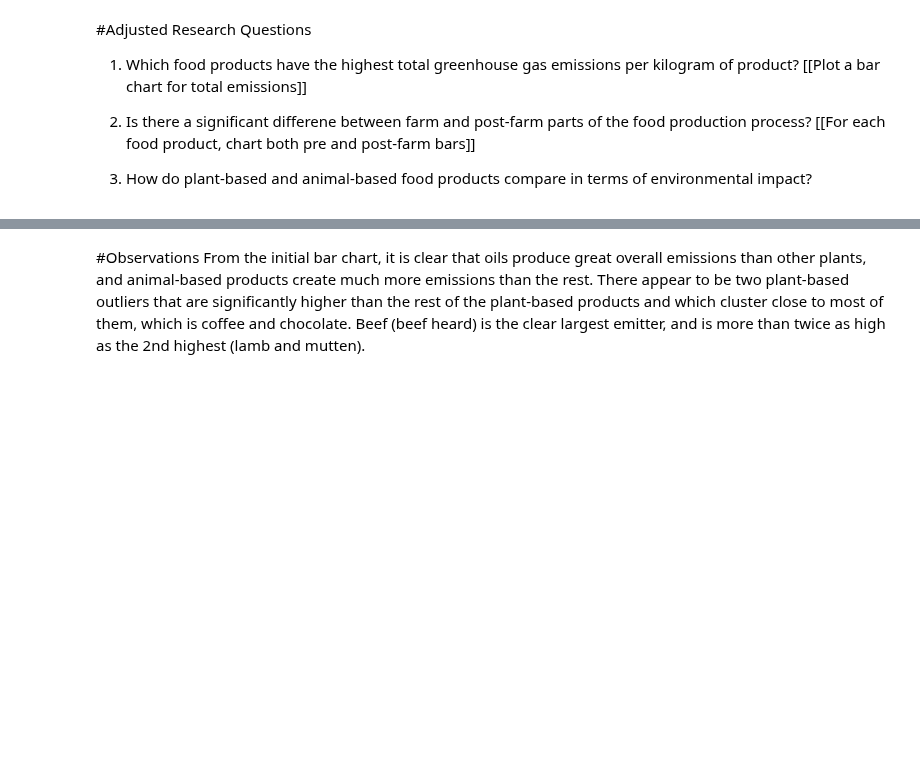
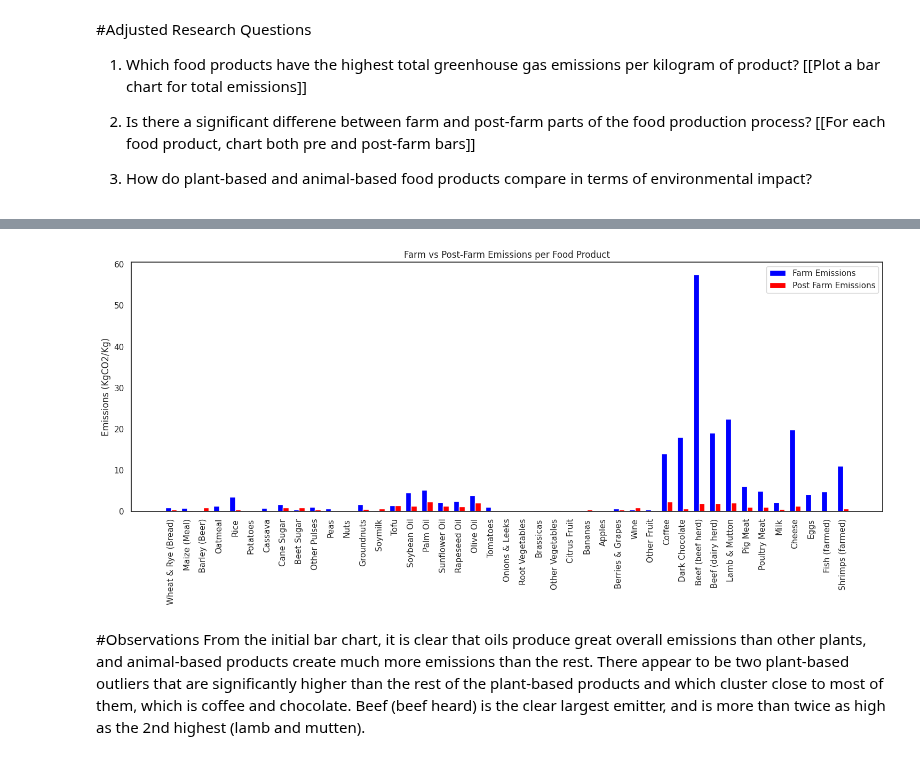
Before and after one commit to kzukeri/portfolio, a Jupyter notebook: Kweli_Final_Project_PRACTICE.ipynb, the cells around one changed output, grey strips where cells are left out. Cells and saved outputs as stored; diff of their text form; code cells hidden in the pictures; blank space fills up the shorter version.

```diff
--- a/Kweli_Final_Project_PRACTICE.ipynb
+++ b/Kweli_Final_Project_PRACTICE.ipynb
@@ -447,6 +456,29 @@ fig.update_layout(
 fig.show()
 # %% [output]
 [interactive output not drawn]
+# %%
+# Create visualization to compare Farm and Post-Farm Emissions for each food product
+x = np.arange(len(FoodDataFrame2['Food product'])) # the label locations
+width = 0.35  # the width of the bars
+
+fig, ax = plt.subplots(figsize=(15, 7)) # Adjust figure size for better readability
+
+rects1 = ax.bar(x - width/2, FoodDataFrame2['Farm Emissions (KgCO2/Kg)'], width, label='Farm Emissions', color='blue')
+rects2 = ax.bar(x + width/2, FoodDataFrame2['Post Farm Emissions (KgCO2/Kg)'], width, label='Post Farm Emissions', color='red')
+
+# Add some text for labels, title and custom x-axis tick labels, etc.
+ax.set_ylabel('Emissions (KgCO2/Kg)')
+ax.set_title('Farm vs Post-Farm Emissions per Food Product')
+ax.set_xticks(x)
+ax.set_xticklabels(FoodDataFrame2['Food product'], rotation=90) # Rotate labels for readability
+
+# Create the legend
+ax.legend()
+
+plt.tight_layout() # Adjust layout to prevent labels overlapping
+plt.show()
+# %% [output]
+[figure, added]
 # %% [markdown]
 #Observations
 From the initial bar chart, it is clear that oils produce great overall emissions than other plants, and animal-based products create much more emissions than the rest. There appear to be two plant-based outliers that are significantly higher than the rest of the plant-based products and which cluster close to most of them, which is coffee and chocolate. Beef (beef heard) is the clear largest emitter, and is more than twice as high as the 2nd highest (lamb and mutten).
```
Also changed, not shown: parts of 6 cells of this notebook.
